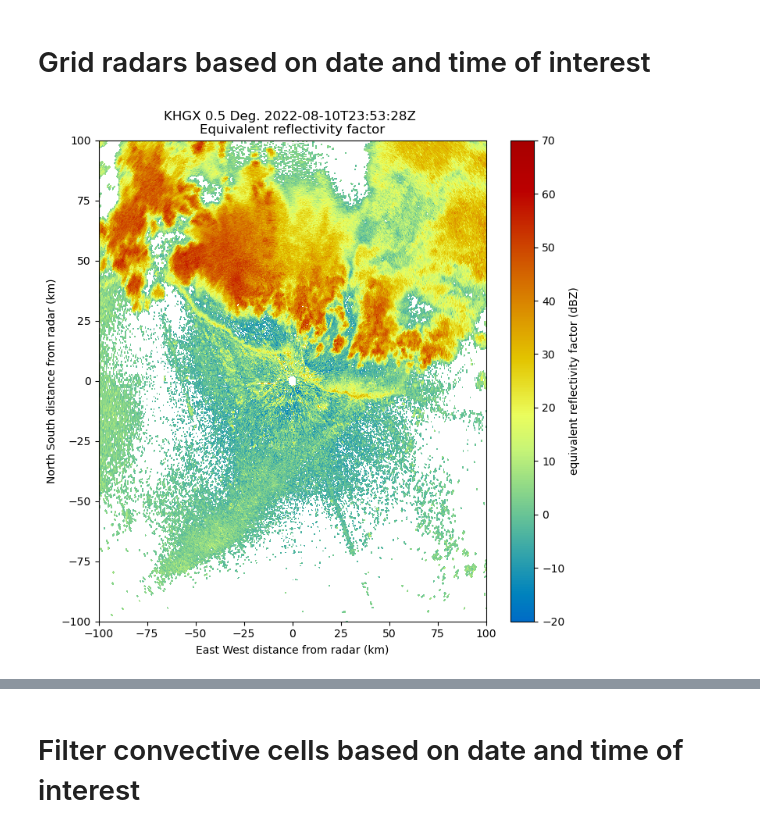
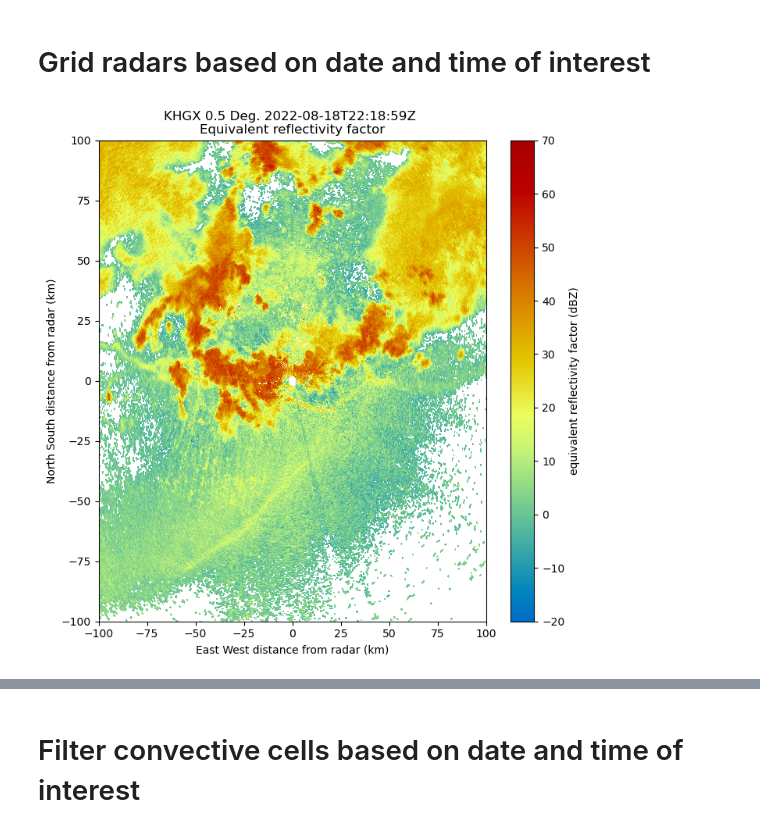
Before and after one commit to oluwafemiomitusa/Geospatial-Analysis, a Jupyter notebook: Second_part/Jupyter Notebooks/New/case_study_1_v2.ipynb, the cells around one changed output, grey strips where cells are left out. Cells and saved outputs as stored; diff of their text form; code cells hidden in the pictures.

```diff
--- a/Second_part/Jupyter Notebooks/New/case_study_1_v2.ipynb
+++ b/Second_part/Jupyter Notebooks/New/case_study_1_v2.ipynb
@@ -28,23 +19,23 @@ cell_end_date = '2022-08-10T23:53:29'
 # %%
-filename = "C:/Users/omitu/Desktop/KHGX/KHGX20220810_235328_V06"
+filename = "C:/Users/omitu/Desktop/KHGX/New/KHGX20220818_221859_V06"
 radar = pyart.io.read(filename)
 radar.fields.keys()
 
 #Set weighting function
 weight_func='Barnes' #nearest, Cressman
 
 #Create a gatefilter
 gfilter = pyart.filters.GateFilter(radar)
 gfilter.exclude_below('cross_correlation_ratio',0.9)
 #gfilter.exclude_below('reflectivity',20)
 
 fig = plt.figure(figsize=(8,8))
 display = pyart.graph.RadarDisplay(radar)
 display.plot_ppi('reflectivity',sweep=0,vmin=-20,vmax=70)
 display.set_limits(xlim=(-100,100),ylim=(-100,100))
 #plt.savefig('Raw_Z.png')
 # %% [output]
-[figure, old version]
+[figure, new version]
 # %%
 import pyart
 
```
Also changed, not shown: parts of 28 cells of this notebook.
